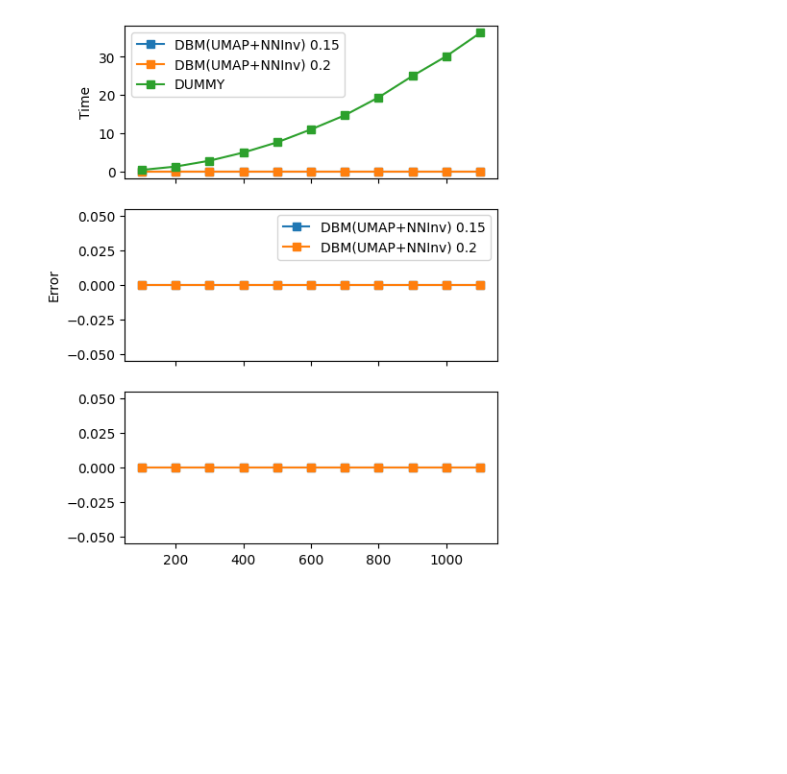
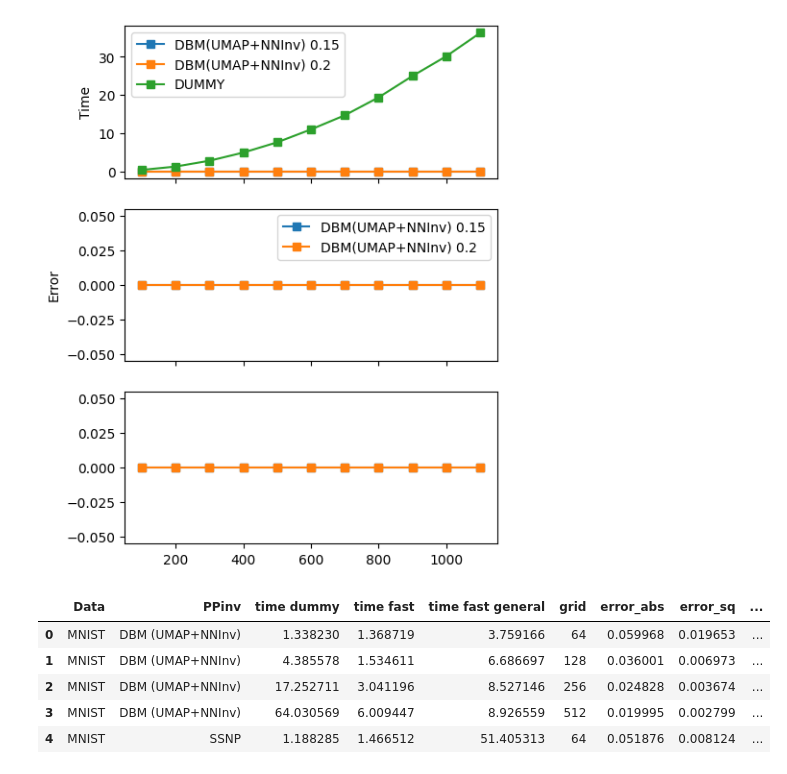
Before and after one commit to wuyuyu1024/map_builder, a Jupyter notebook: results/plot.results.ipynb, the cells around one changed output. Cells and saved outputs as stored; diff of their text form; code cells hidden in the pictures; blank space fills up the shorter version.

```diff
--- a/results/plot.results.ipynb
+++ b/results/plot.results.ipynb
@@ -254,7 +254,15 @@ def plot_dist_map(data_names, ppinv_name, n_cols=3, dir='dist2boundary', suffix=
 
     return fig
 # %%
-df = pd.read_csv('./dist2boundary/results2024-11-15_15:44:08_manual.csv')
+df = pd.read_csv('./dist2boundary/results_general_2024-11-26_09:41:48.csv')
+df.head()
+# %% [output]
+|  | Data | PPinv | time dummy | time fast | time fast general | grid | error_abs | error_sq | ... |
+| 0 | MNIST | DBM (UMAP+NNInv) | 1.338230 | 1.368719 | 3.759166 | 64 | 0.059968 | 0.019653 | ... |
+| 1 | MNIST | DBM (UMAP+NNInv) | 4.385578 | 1.534611 | 6.686697 | 128 | 0.036001 | 0.006973 | ... |
+| 2 | MNIST | DBM (UMAP+NNInv) | 17.252711 | 3.041196 | 8.527146 | 256 | 0.024828 | 0.003674 | ... |
+| 3 | MNIST | DBM (UMAP+NNInv) | 64.030569 | 6.009447 | 8.926559 | 512 | 0.019995 | 0.002799 | ... |
+| 4 | MNIST | SSNP | 1.188285 | 1.466512 | 51.405313 | 64 | 0.051876 | 0.008124 | ... |
 # %%
 ### plot with seaborn
 
```
Also changed, not shown: parts of 2 cells of this notebook, 1 other file.
